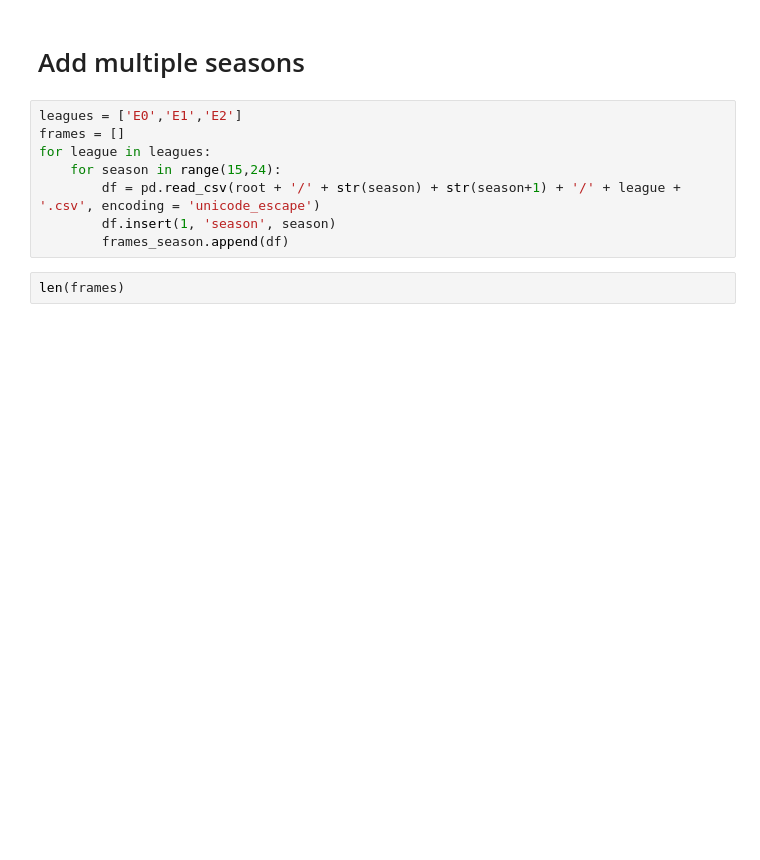
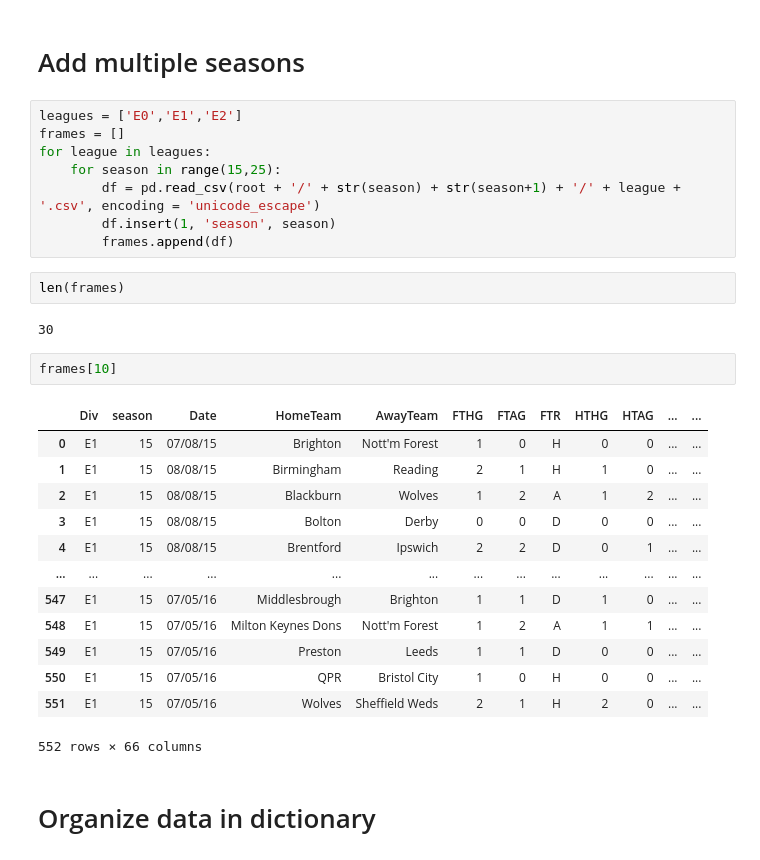
Before and after one commit to saw-cdt/webscraping-pandas-project, a Jupyter notebook: webscraping-pandas.ipynb, the cells around one changed output. Saved outputs shown, nothing was run; the diff lists cells and outputs as text; blank space fills up the shorter version.

```diff
--- a/webscraping-pandas.ipynb
+++ b/webscraping-pandas.ipynb
@@ -79,9 +79,29 @@ frames[3]
 leagues = ['E0','E1','E2']
 frames = []
 for league in leagues:
-    for season in range(15,24):
+    for season in range(15,25):
         df = pd.read_csv(root + '/' + str(season) + str(season+1) + '/' + league + '.csv', encoding = 'unicode_escape')
         df.insert(1, 'season', season)
-        frames_season.append(df)
+        frames.append(df)
 # %%
 len(frames)
+# %% [output]
+30
+# %%
+frames[10]
+# %% [output]
+|  | Div | season | Date | HomeTeam | AwayTeam | FTHG | FTAG | FTR | HTHG | HTAG | ... | ... |
+| 0 | E1 | 15 | 07/08/15 | Brighton | Nott'm Forest | 1 | 0 | H | 0 | 0 | ... | ... |
+| 1 | E1 | 15 | 08/08/15 | Birmingham | Reading | 2 | 1 | H | 1 | 0 | ... | ... |
+| 2 | E1 | 15 | 08/08/15 | Blackburn | Wolves | 1 | 2 | A | 1 | 2 | ... | ... |
+| 3 | E1 | 15 | 08/08/15 | Bolton | Derby | 0 | 0 | D | 0 | 0 | ... | ... |
+| 4 | E1 | 15 | 08/08/15 | Brentford | Ipswich | 2 | 2 | D | 0 | 1 | ... | ... |
+| ... | ... | ... | ... | ... | ... | ... | ... | ... | ... | ... | ... | ... |
+| 547 | E1 | 15 | 07/05/16 | Middlesbrough | Brighton | 1 | 1 | D | 1 | 0 | ... | ... |
+| 548 | E1 | 15 | 07/05/16 | Milton Keynes Dons | Nott'm Forest | 1 | 2 | A | 1 | 1 | ... | ... |
+| 549 | E1 | 15 | 07/05/16 | Preston | Leeds | 1 | 1 | D | 0 | 0 | ... | ... |
+| 550 | E1 | 15 | 07/05/16 | QPR | Bristol City | 1 | 0 | H | 0 | 0 | ... | ... |
+| 551 | E1 | 15 | 07/05/16 | Wolves | Sheffield Weds | 2 | 1 | H | 2 | 0 | ... | ... |
+552 rows × 66 columns
+# %% [markdown]
+# Organize data in dictionary
```
Also changed, not shown: parts of 4 cells of this notebook.
